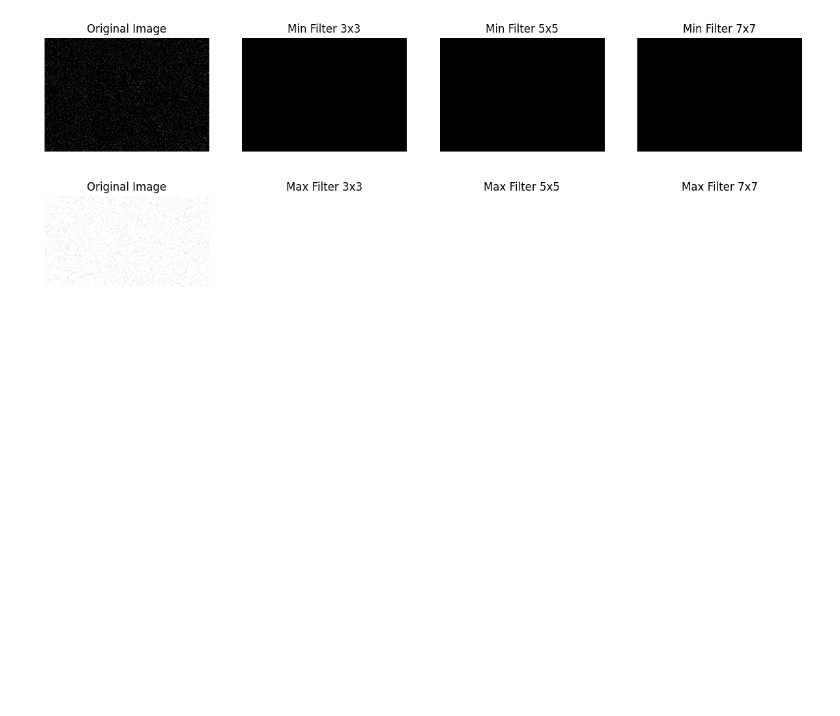
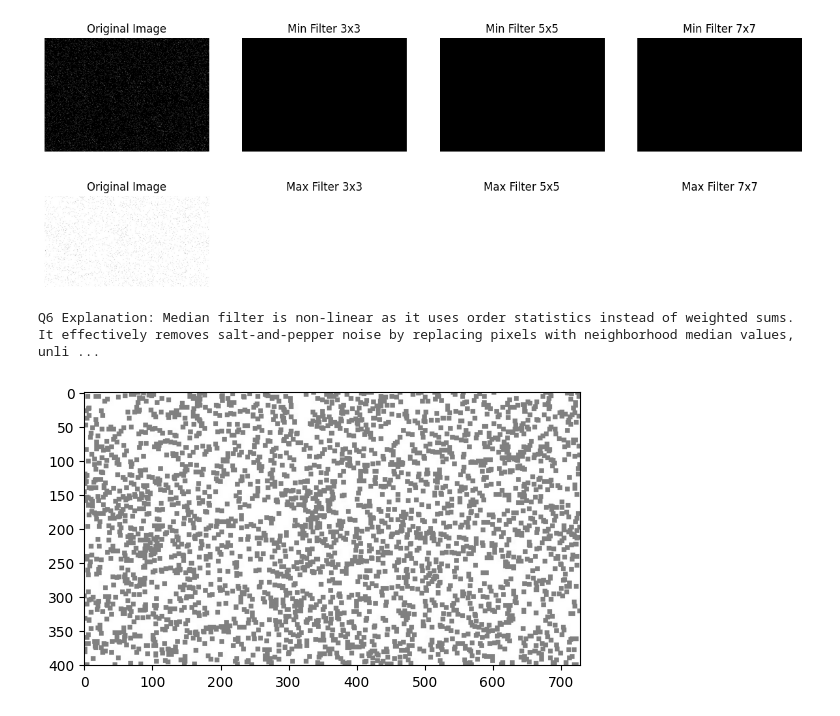
Before and after one commit to Abhijith-E/Computer_Vision, a Jupyter notebook: Lab_4.ipynb, the cells around one changed output. Drawn from its saved outputs; the diff is of its cells as text; code cells hidden in the pictures; blank space fills up the shorter version.

```diff
--- a/Lab_4.ipynb
+++ b/Lab_4.ipynb
@@ -126,3 +126,19 @@ for i, size in enumerate(kernel_sizes):
 plt.show()
 # %% [output]
 [figure]
+# %%
+print("Q6 Explanation: Median filter is non-linear as it uses order statistics instead of weighted sums. It effectively removes salt-and-pepper noise by replacing pixels with neighborhood median values, unlike Gaussian which spreads noise through averaging.")
+# %% [output]
+Q6 Explanation: Median filter is non-linear as it uses order statistics instead of weighted sums. It effectively removes salt-and-pepper noise by replacing pixels with neighborhood median values, unli ...
+# %%
+def midpoint_filter(image, kernel_size):
+    min_img = cv2.erode(image, np.ones((kernel_size, kernel_size)))
+    max_img = cv2.dilate(image, np.ones((kernel_size, kernel_size)))
+    midpoint = cv2.addWeighted(min_img, 0.5, max_img, 0.5, 0)
+    return midpoint
+
+for size in kernel_sizes:
+    midpoint = midpoint_filter(img, size)
+    plt.imshow(midpoint,cmap='gray',vmin=0,vmax=255)
+# %% [output]
+[figure, added]
```
Also changed, not shown: 27 other files.
